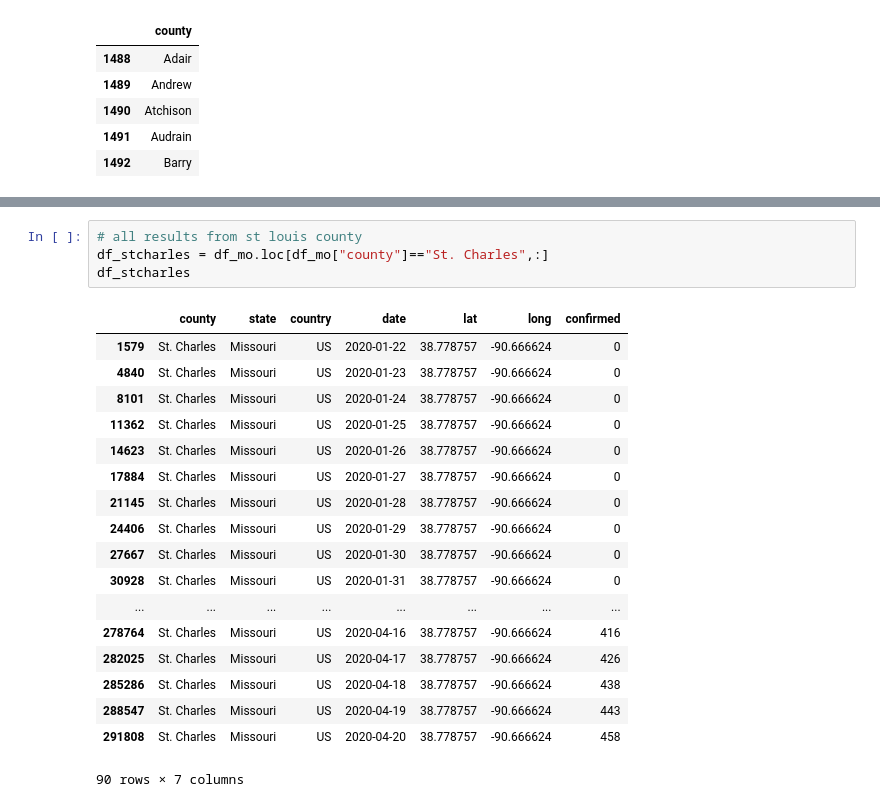
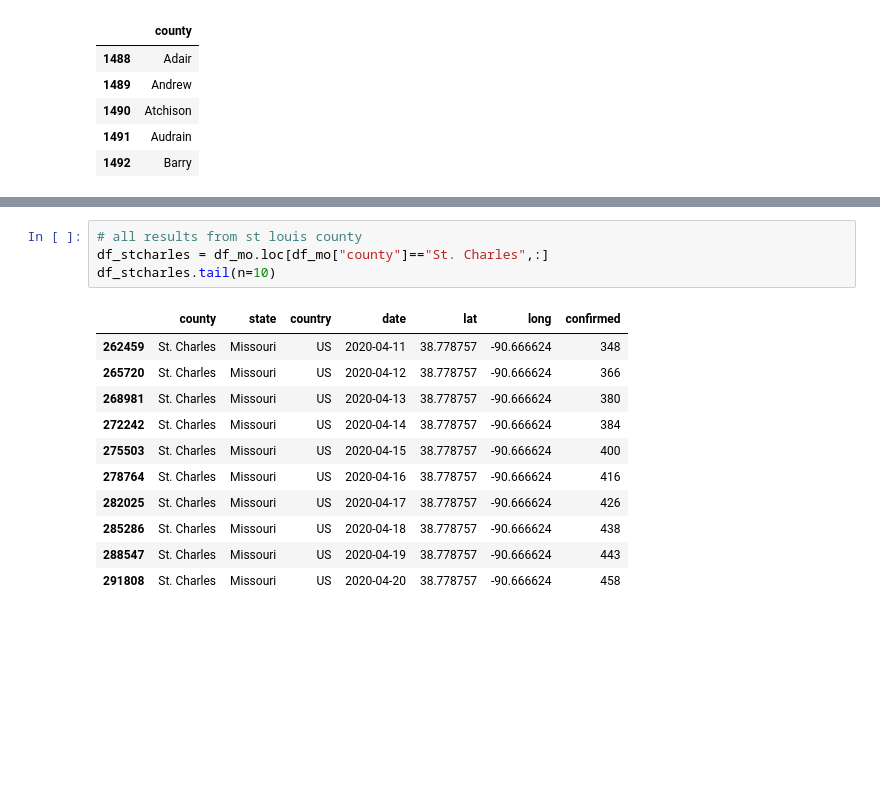
Before and after one commit to JGH85/covid19, a Jupyter notebook: CovidUSCountiesAnalysis.ipynb, the cells around one changed output, grey strips where cells are left out. Drawn from its saved outputs; the diff is of its cells as text; blank space fills up the shorter version.

```diff
--- a/CovidUSCountiesAnalysis.ipynb
+++ b/CovidUSCountiesAnalysis.ipynb
@@ -270,23 +263,16 @@ df_stlcity
 # %%
 # all results from st louis county
 df_stcharles = df_mo.loc[df_mo["county"]=="St. Charles",:]
-df_stcharles
+df_stcharles.tail(n=10)
 # %% [output]
 |  | county | state | country | date | lat | long | confirmed |
-| 1579 | St. Charles | Missouri | US | 2020-01-22 | 38.778757 | -90.666624 | 0 |
-| 4840 | St. Charles | Missouri | US | 2020-01-23 | 38.778757 | -90.666624 | 0 |
-| 8101 | St. Charles | Missouri | US | 2020-01-24 | 38.778757 | -90.666624 | 0 |
-| 11362 | St. Charles | Missouri | US | 2020-01-25 | 38.778757 | -90.666624 | 0 |
-| 14623 | St. Charles | Missouri | US | 2020-01-26 | 38.778757 | -90.666624 | 0 |
-| 17884 | St. Charles | Missouri | US | 2020-01-27 | 38.778757 | -90.666624 | 0 |
-| 21145 | St. Charles | Missouri | US | 2020-01-28 | 38.778757 | -90.666624 | 0 |
-| 24406 | St. Charles | Missouri | US | 2020-01-29 | 38.778757 | -90.666624 | 0 |
-| 27667 | St. Charles | Missouri | US | 2020-01-30 | 38.778757 | -90.666624 | 0 |
-| 30928 | St. Charles | Missouri | US | 2020-01-31 | 38.778757 | -90.666624 | 0 |
-| ... | ... | ... | ... | ... | ... | ... | ... |
+| 262459 | St. Charles | Missouri | US | 2020-04-11 | 38.778757 | -90.666624 | 348 |
+| 265720 | St. Charles | Missouri | US | 2020-04-12 | 38.778757 | -90.666624 | 366 |
+| 268981 | St. Charles | Missouri | US | 2020-04-13 | 38.778757 | -90.666624 | 380 |
+| 272242 | St. Charles | Missouri | US | 2020-04-14 | 38.778757 | -90.666624 | 384 |
+| 275503 | St. Charles | Missouri | US | 2020-04-15 | 38.778757 | -90.666624 | 400 |
 | 278764 | St. Charles | Missouri | US | 2020-04-16 | 38.778757 | -90.666624 | 416 |
 | 282025 | St. Charles | Missouri | US | 2020-04-17 | 38.778757 | -90.666624 | 426 |
 | 285286 | St. Charles | Missouri | US | 2020-04-18 | 38.778757 | -90.666624 | 438 |
 | 288547 | St. Charles | Missouri | US | 2020-04-19 | 38.778757 | -90.666624 | 443 |
 | 291808 | St. Charles | Missouri | US | 2020-04-20 | 38.778757 | -90.666624 | 458 |
-90 rows × 7 columns
```
Also changed, not shown: parts of 1 cell of this notebook.
